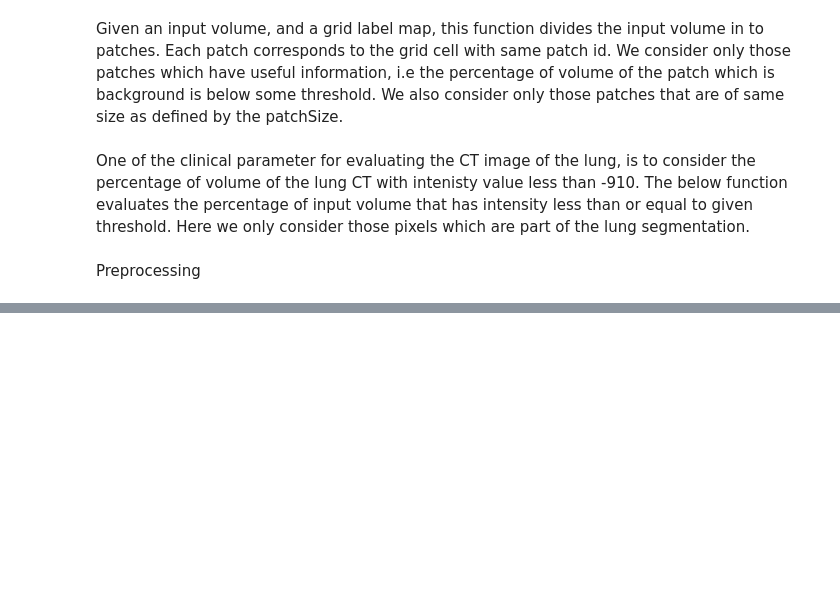
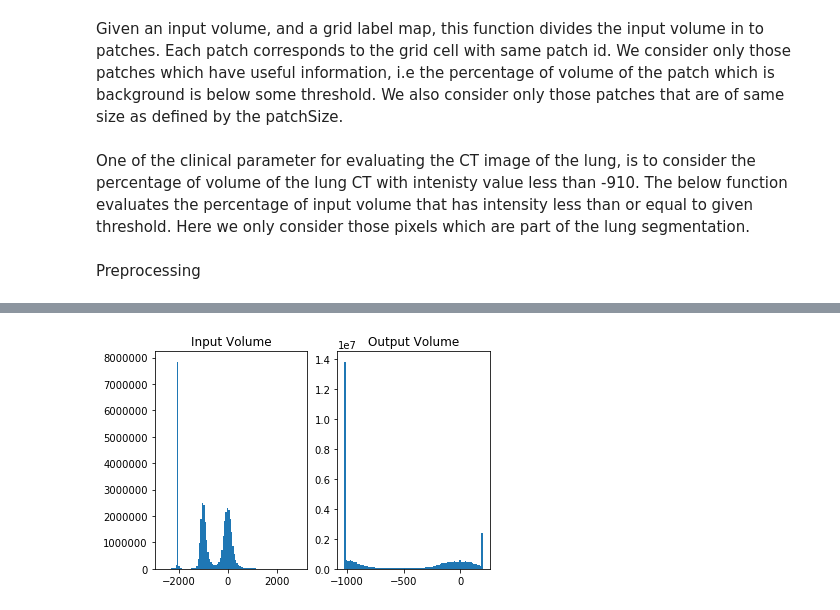
Before and after one commit to sumedhasingla/BatmanLab, a Jupyter notebook: Kaggle Challenge/PreprocessingPipeline.ipynb, the cells around one changed output, grey strips where cells are left out. Cells and saved outputs as stored; diff of their text form; code cells hidden in the pictures; blank space fills up the shorter version.

```diff
--- a/Kaggle Challenge/PreprocessingPipeline.ipynb
+++ b/Kaggle Challenge/PreprocessingPipeline.ipynb
@@ -34,6 +71,7 @@ The below function, takes an image volume as input and threshold it such that th
 def thresholdImageVolume(fileRoot, inputVolumeName, lower, upper):
     imageFilePath = os.path.join(fileRoot, inputVolumeName)
     inputVolume = sitk.ReadImage(imageFilePath)
+
     image_io = ImageReaderWriter()
     ct_array = image_io.sitkImage_to_numpy(inputVolume)
     ct_array[ct_array >= upper] = upper
@@ -46,6 +84,22 @@ def thresholdImageVolume(fileRoot, inputVolumeName, lower, upper):
     outputFileName = inputVolumeName.split('.')[0] + '_threshold.nrrd'
     outputFilePath = os.path.join(fileRoot, outputFileName)
     image_io.write(outputVolume,outputFilePath)
+
+    #Histogram plot before and after
+    fig = plt.figure()
+    fig.add_subplot(1,2,1)
+    intensityValues = sitk.GetArrayFromImage(inputVolume)
+    intensityValues = intensityValues.flatten()
+    plt.hist(intensityValues, bins=100)
+    plt.title("Input Volume")
+
+    fig.add_subplot(1,2,2)
+    intensityValues = sitk.GetArrayFromImage(outputVolume)
+    intensityValues = intensityValues.flatten()
+    plt.hist(intensityValues, bins=100)
+    plt.title("Output Volume")
+    plt.show()
+
     return outputFileName
 # %% [markdown]
 It is still very common to find medical image datasets that have been acquired with large inter-slice spacings that result in voxels with anisotropic shape. A scan may have a pixel spacing of [0.5, 0.5, 2.0], which means that the distance between slices is 2.0 mm. For a different scan this may be [0.725, 0.725, 1.75], this can be problematic for automatic analysis.
@@ -211,0 +274,13 @@ for fileRoot, directories, files in os.walk(directory):
+# %%
+
+#directory = '/pylon2/ms4s88p/jms565/projects/KaggleLungCancer/'
+directory = '/pylon2/ms4s88p/singla/K0026/K0026/'
+#Parse through all the files in the training dataset.
+for fileRoot, directories, files in os.walk(directory):
+    inputCT = ""
+    partialLungLabelMap = ""
+    for f in files:
+        if "original_3D" in f:
+            inputCT = f
+        if "partialLungLabelMap" in f:
+            partialLungLabelMap = f
@@ -211,0 +306,5 @@ for fileRoot, directories, files in os.walk(directory):
+# %%
+            # Threshold the isotropic CT to have intensity values between [-1024, 200]
+            threshold_isotropicCT = thresholdImageVolume(fileRoot, isotropicCT, -1024, 200)
+# %% [output]
+[figure, added]
```
Also changed, not shown: parts of 21 cells of this notebook.
